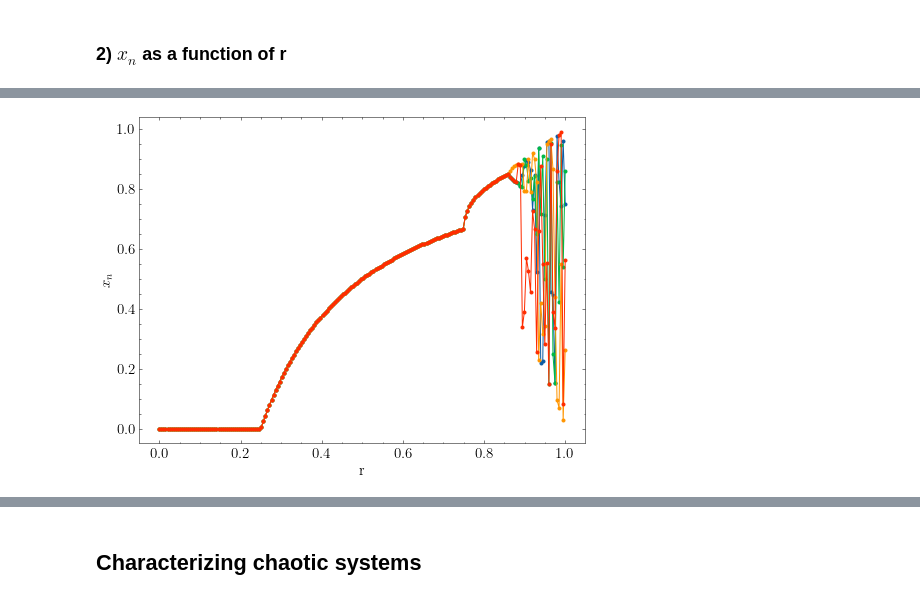
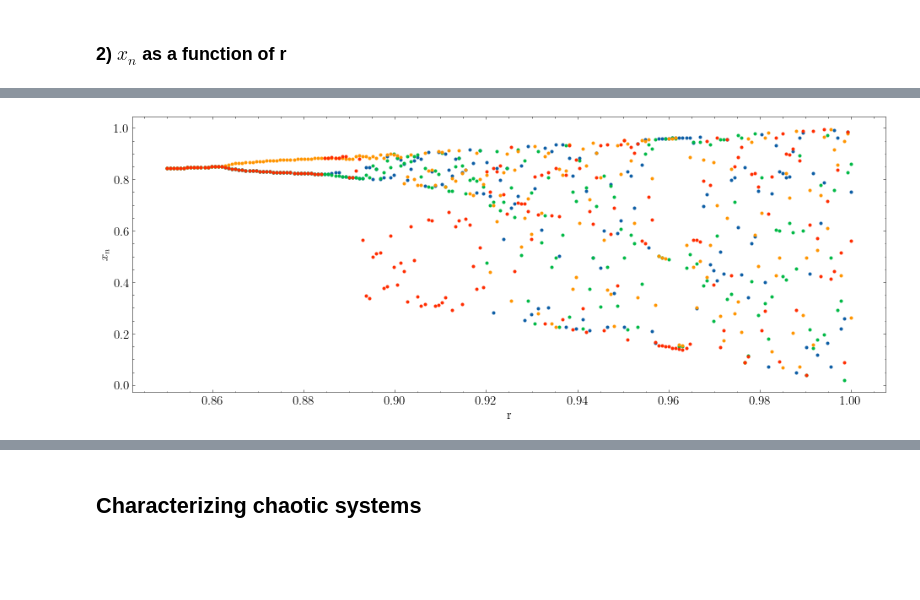
Before and after one commit to franklinzppa/fisica-computacional, a Jupyter notebook: week4.ipynb, the cells around one changed output, grey strips where cells are left out. Saved outputs shown, nothing was run; the diff lists cells and outputs as text; code cells hidden in the pictures; blank space fills up the shorter version.

```diff
--- a/week4.ipynb
+++ b/week4.ipynb
@@ -123,3 +123,30 @@ plt.show()
 [figure]
 # %% [markdown]
 ### 2) $x_n$ as a function of r
+# %%
+# Last x as a function of r for different seeds
+
+N = 3000
+xn_list = []
+r_list = np.linspace(0, 1, 200)
+x_list = np.linspace(0.25, 0.5, 100)
+
+for x in x_list:
+    xn = []
+    for r in r_list:
+        x_last = x
+        for i in range(N):
+            x_new = 4.0*r*x_last*(1.0-x_last)
+            x_last = x_new
+        xn.append(x_last)
+    xn_list.append(xn)
+
+
+plt.figure(figsize=(16,6))
+
+for i in range(100):
+    plt.plot(r_list, xn_list[i], marker='.', ls='')
+
+plt.xlabel('r')
+plt.ylabel('$x_n$')
+plt.show()
@@ -126,28 +155,28 @@ plt.show()
 # %%
-# Last x as a function of r for different seeds
+# Restricting r to see the doubling of the period
 
 N = 3000
 xn_list = []
-r_list = np.linspace(0, 1, 200)
+r_list = np.linspace(0.85, 1, 200)
 x_list = [0.25, 0.26, 0.27, 0.28]
 
 for x in x_list:
     xn = []
     for r in r_list:
         x_last = x
         for i in range(N):
             x_new = 4.0*r*x_last*(1.0-x_last)
             x_last = x_new
         xn.append(x_last)
     xn_list.append(xn)
 
-
-plt.plot(r_list, xn_list[0], marker='.')
-plt.plot(r_list, xn_list[1], marker='.')
-plt.plot(r_list, xn_list[2], marker='.')
-plt.plot(r_list, xn_list[3], marker='.')
+plt.figure(figsize=(16,6))
+plt.plot(r_list, xn_list[0], marker='.', ls='')
+plt.plot(r_list, xn_list[1], marker='.', ls='')
+plt.plot(r_list, xn_list[2], marker='.', ls='')
+plt.plot(r_list, xn_list[3], marker='.', ls='')
 plt.xlabel('r')
 plt.ylabel('$x_n$')
 plt.show()
 # %% [output]
-[figure, old version]
+[figure, new version]
```
Also changed, not shown: parts of 7 cells of this notebook.
